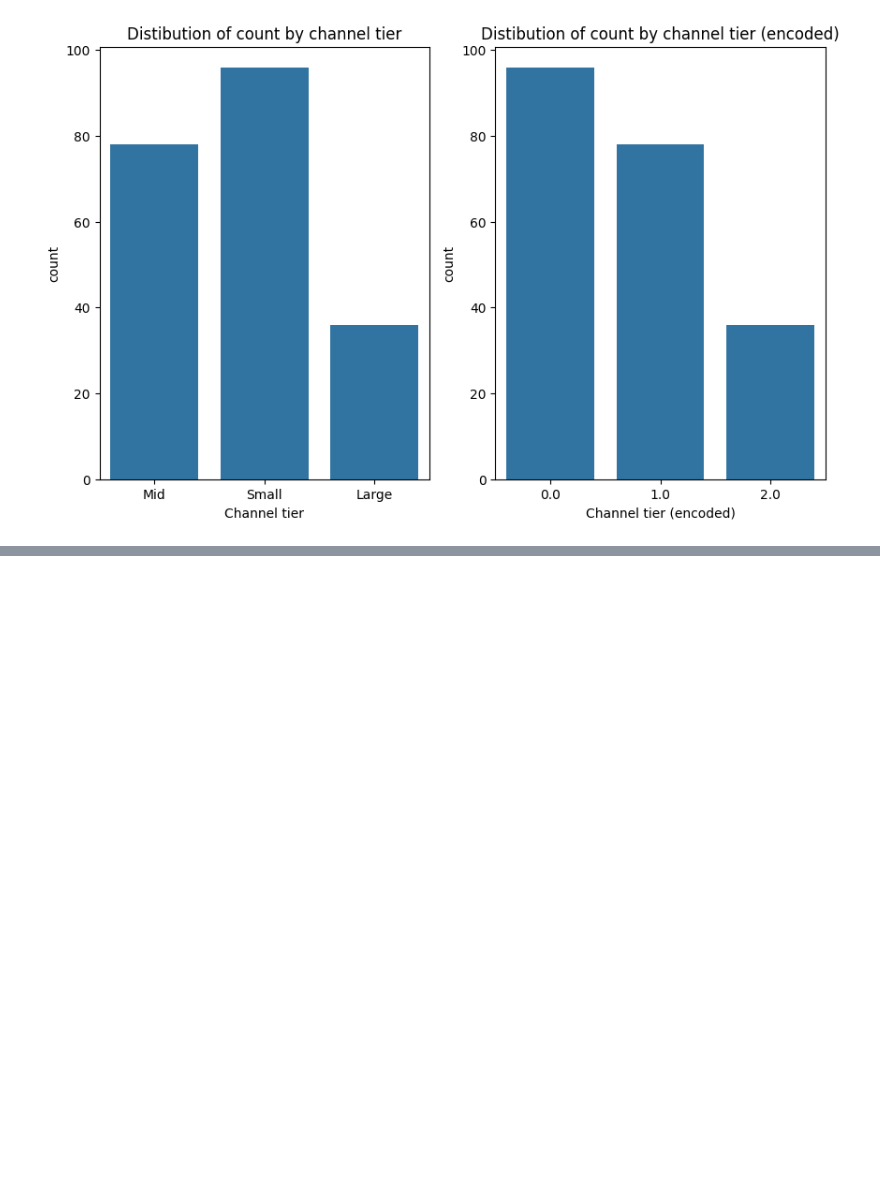
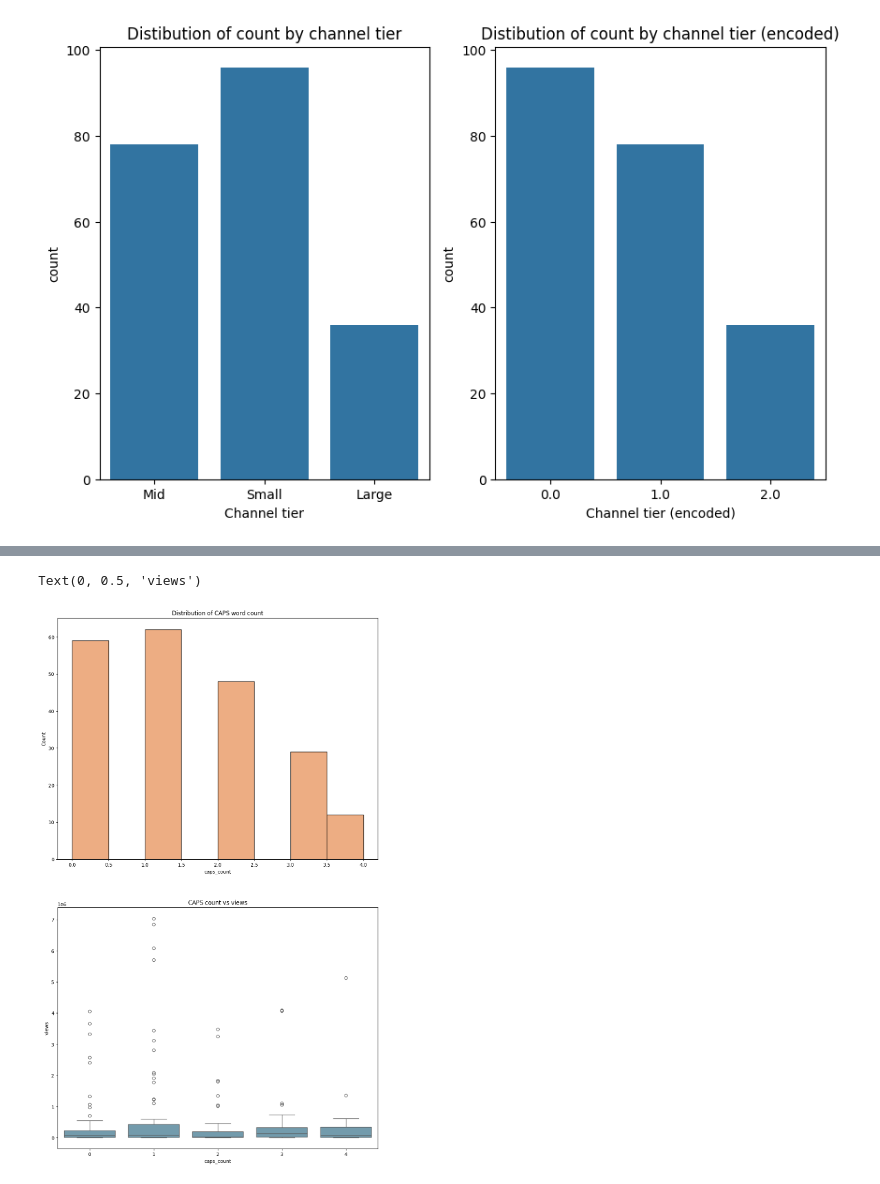
Before and after one commit to atifmmahmud/mahmud_atif_LabTask, a Jupyter notebook: LabTask04/Jun8_Code.ipynb, the cells around one changed output, grey strips where cells are left out. Cells and saved outputs as stored; diff of their text form; code cells hidden in the pictures; blank space fills up the shorter version.

Commit message:
done upto counting caps

```diff
--- a/LabTask04/Jun8_Code.ipynb
+++ b/LabTask04/Jun8_Code.ipynb
@@ -177,0 +295,3 @@ Text(0.5, 0, 'Channel tier (encoded)')
+# %%
+df_videos["num_uppercase"] = df_videos["title"].apply(lambda t: sum(1 for w in t.split() if w.isupper()))
+display(df_videos)
@@ -177,0 +312,20 @@ Text(0.5, 0, 'Channel tier (encoded)')
+# %%
+fig, axes = plt.subplots(2, 1, figsize=(12, 20))
+sns.histplot(df_videos["num_uppercase"],
+             bins=8,
+             color="#e8925a",
+             ax=axes[0])
+axes[0].set_title("Distribution of CAPS word count")
+axes[0].set_xlabel("caps_count")
+
+sns.boxplot(data=df_videos,
+            x="num_uppercase",
+            y="views",
+            color="#6a9fb5",
+            ax=axes[1])
+axes[1].set_title("CAPS count vs views")
+axes[1].set_xlabel("caps_count")
+axes[1].set_ylabel("views")
+# %% [output]
+Text(0, 0.5, 'views')
+[figure, added]
```
Also changed, not shown: parts of 9 cells of this notebook.
